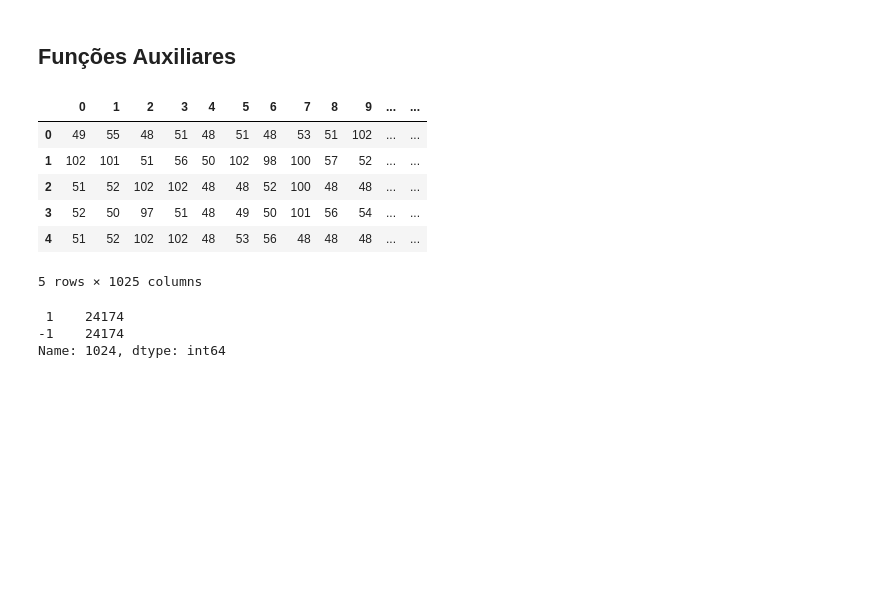
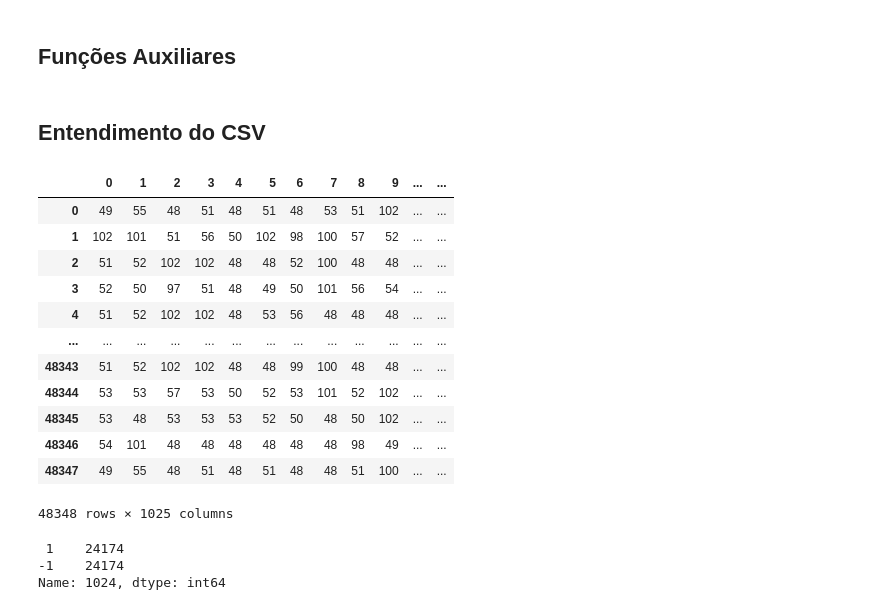
Before and after one commit to cesarpmorais/5G-Data-Training, a Jupyter notebook: data_discovery.ipynb, the cells around one changed output. Saved outputs shown, nothing was run; the diff lists cells and outputs as text; code cells hidden in the pictures; blank space fills up the shorter version.

```diff
--- a/data_discovery.ipynb
+++ b/data_discovery.ipynb
@@ -21,18 +27,26 @@ class Aux:
         plt.axhline(0, color='black', linestyle='--')
 
         plt.show()
+# %% [markdown]
+## Entendimento do CSV
 # %%
 df = pd.read_csv("5G_attack_detection_ds.csv")
 df = df.dropna()
-df.head()
+df
 # %% [output]
 |  | 0 | 1 | 2 | 3 | 4 | 5 | 6 | 7 | 8 | 9 | ... | ... |
 | 0 | 49 | 55 | 48 | 51 | 48 | 51 | 48 | 53 | 51 | 102 | ... | ... |
 | 1 | 102 | 101 | 51 | 56 | 50 | 102 | 98 | 100 | 57 | 52 | ... | ... |
 | 2 | 51 | 52 | 102 | 102 | 48 | 48 | 52 | 100 | 48 | 48 | ... | ... |
 | 3 | 52 | 50 | 97 | 51 | 48 | 49 | 50 | 101 | 56 | 54 | ... | ... |
 | 4 | 51 | 52 | 102 | 102 | 48 | 53 | 56 | 48 | 48 | 48 | ... | ... |
+| ... | ... | ... | ... | ... | ... | ... | ... | ... | ... | ... | ... | ... |
+| 48343 | 51 | 52 | 102 | 102 | 48 | 48 | 99 | 100 | 48 | 48 | ... | ... |
+| 48344 | 53 | 53 | 57 | 53 | 50 | 52 | 53 | 101 | 52 | 102 | ... | ... |
+| 48345 | 53 | 48 | 53 | 53 | 53 | 52 | 50 | 48 | 50 | 102 | ... | ... |
+| 48346 | 54 | 101 | 48 | 48 | 48 | 48 | 48 | 48 | 98 | 49 | ... | ... |
+| 48347 | 49 | 55 | 48 | 51 | 48 | 51 | 48 | 48 | 51 | 100 | ... | ... |
-5 rows × 1025 columns
+48348 rows × 1025 columns
 # %%
 df.iloc[:, 1024].value_counts()
 # %% [output]
```
Also changed, not shown: parts of 13 cells of this notebook.
